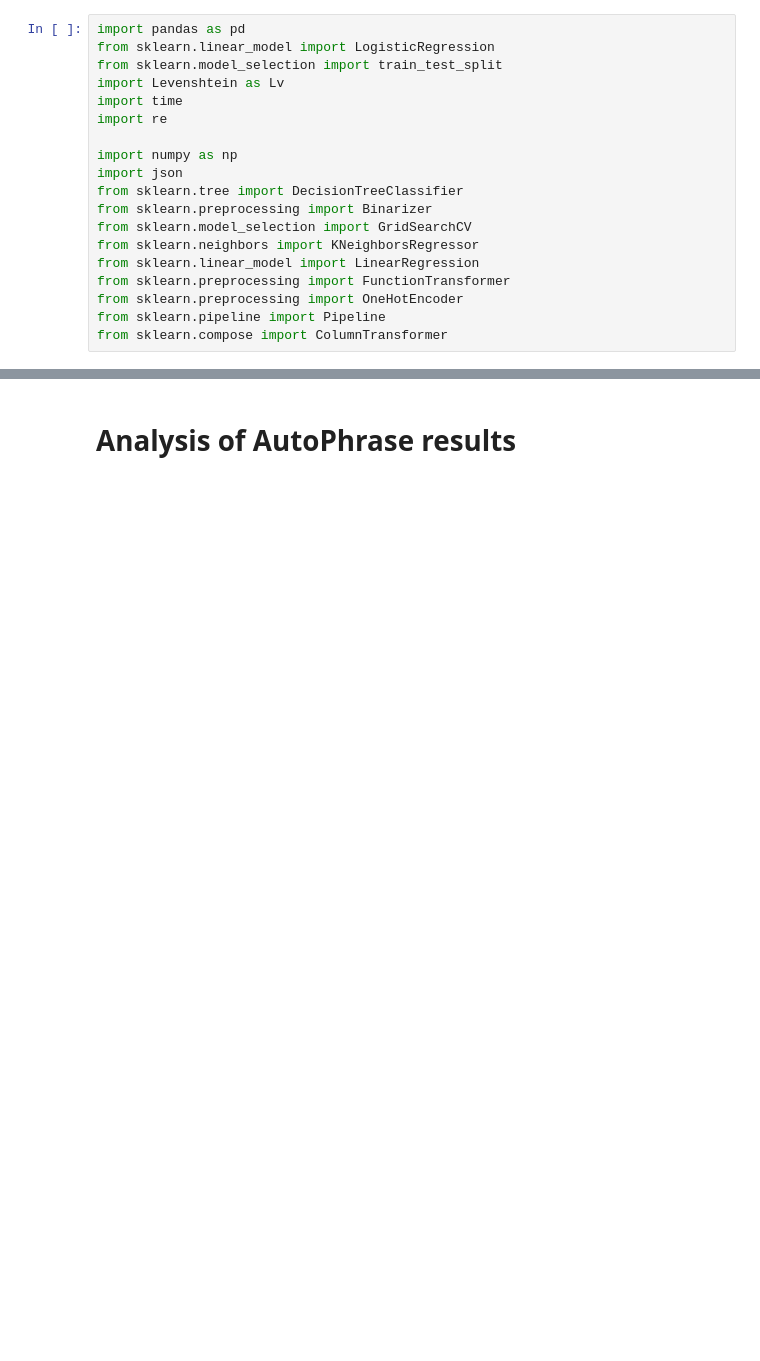
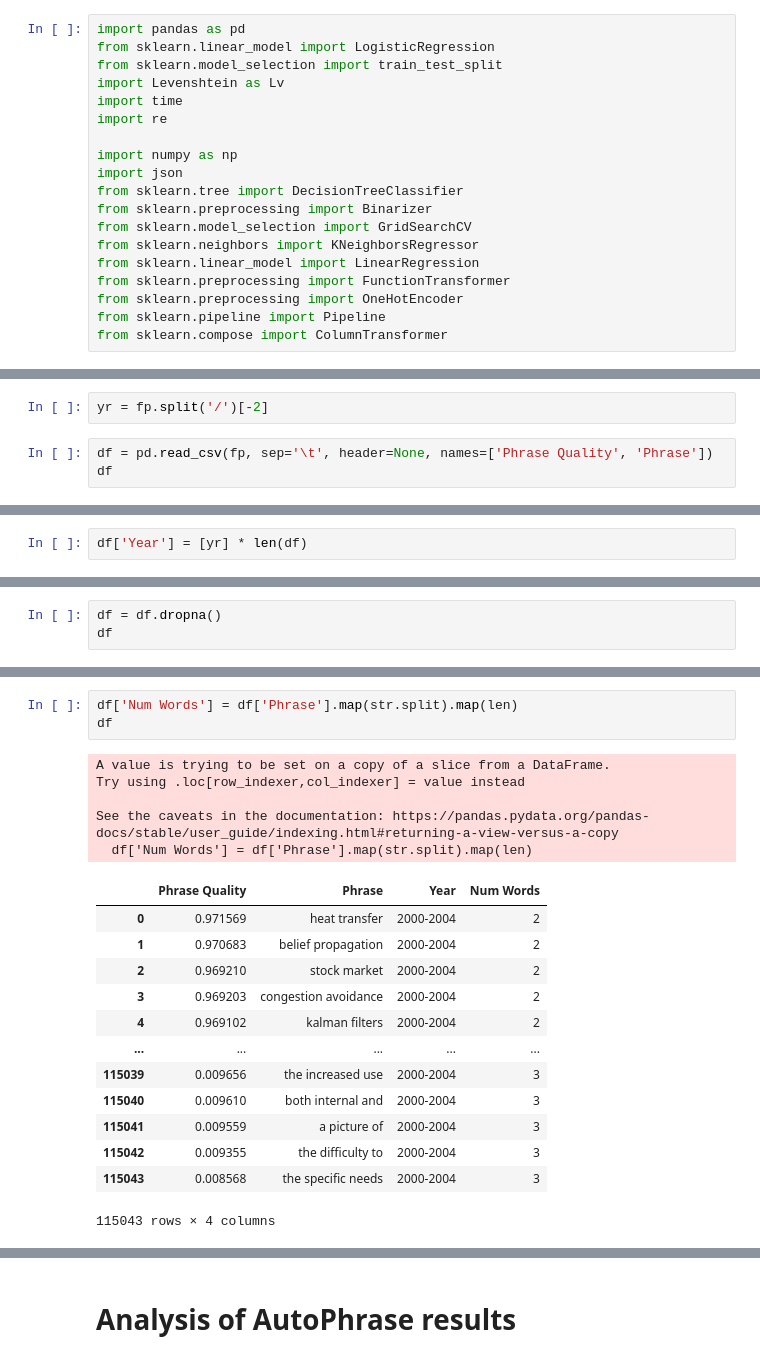
Before and after one commit to jamesjaeyu/autophrase_over_time, a Jupyter notebook: notebooks/model_generation_James.ipynb, the cells around one changed output, grey strips where cells are left out. Cells and saved outputs as stored; diff of their text form; blank space fills up the shorter version.

```diff
--- a/notebooks/model_generation_James.ipynb
+++ b/notebooks/model_generation_James.ipynb
@@ -19,0 +22,5 @@ from sklearn.compose import ColumnTransformer
+# %%
+yr = fp.split('/')[-2]
+# %%
+df = pd.read_csv(fp, sep='\t', header=None, names=['Phrase Quality', 'Phrase'])
+df
@@ -19,0 +41,2 @@ from sklearn.compose import ColumnTransformer
+# %%
+df['Year'] = [yr] * len(df)
@@ -19,0 +59,3 @@ from sklearn.compose import ColumnTransformer
+# %%
+df = df.dropna()
+df
@@ -19,0 +76,22 @@ from sklearn.compose import ColumnTransformer
+# %%
+df['Num Words'] = df['Phrase'].map(str.split).map(len)
+df
+# %% [output]
+A value is trying to be set on a copy of a slice from a DataFrame.
+Try using .loc[row_indexer,col_indexer] = value instead
+
+See the caveats in the documentation: https://pandas.pydata.org/pandas-docs/stable/user_guide/indexing.html#returning-a-view-versus-a-copy
+  df['Num Words'] = df['Phrase'].map(str.split).map(len)
+|  | Phrase Quality | Phrase | Year | Num Words |
+| 0 | 0.971569 | heat transfer | 2000-2004 | 2 |
+| 1 | 0.970683 | belief propagation | 2000-2004 | 2 |
+| 2 | 0.969210 | stock market | 2000-2004 | 2 |
+| 3 | 0.969203 | congestion avoidance | 2000-2004 | 2 |
+| 4 | 0.969102 | kalman filters | 2000-2004 | 2 |
+| ... | ... | ... | ... | ... |
+| 115039 | 0.009656 | the increased use | 2000-2004 | 3 |
+| 115040 | 0.009610 | both internal and | 2000-2004 | 3 |
+| 115041 | 0.009559 | a picture of | 2000-2004 | 3 |
+| 115042 | 0.009355 | the difficulty to | 2000-2004 | 3 |
+| 115043 | 0.008568 | the specific needs | 2000-2004 | 3 |
+115043 rows × 4 columns
```
Also changed, not shown: parts of 38 cells of this notebook, 39 other files.
